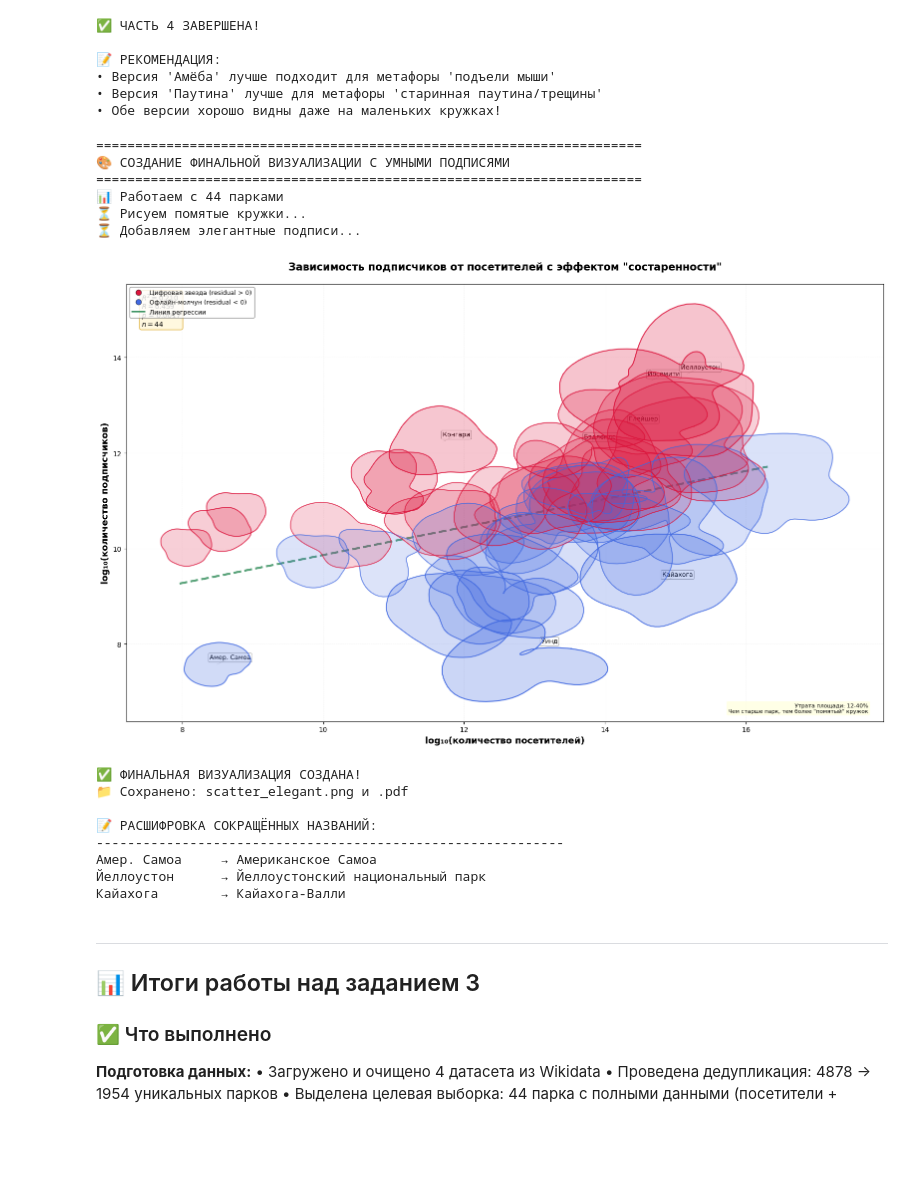
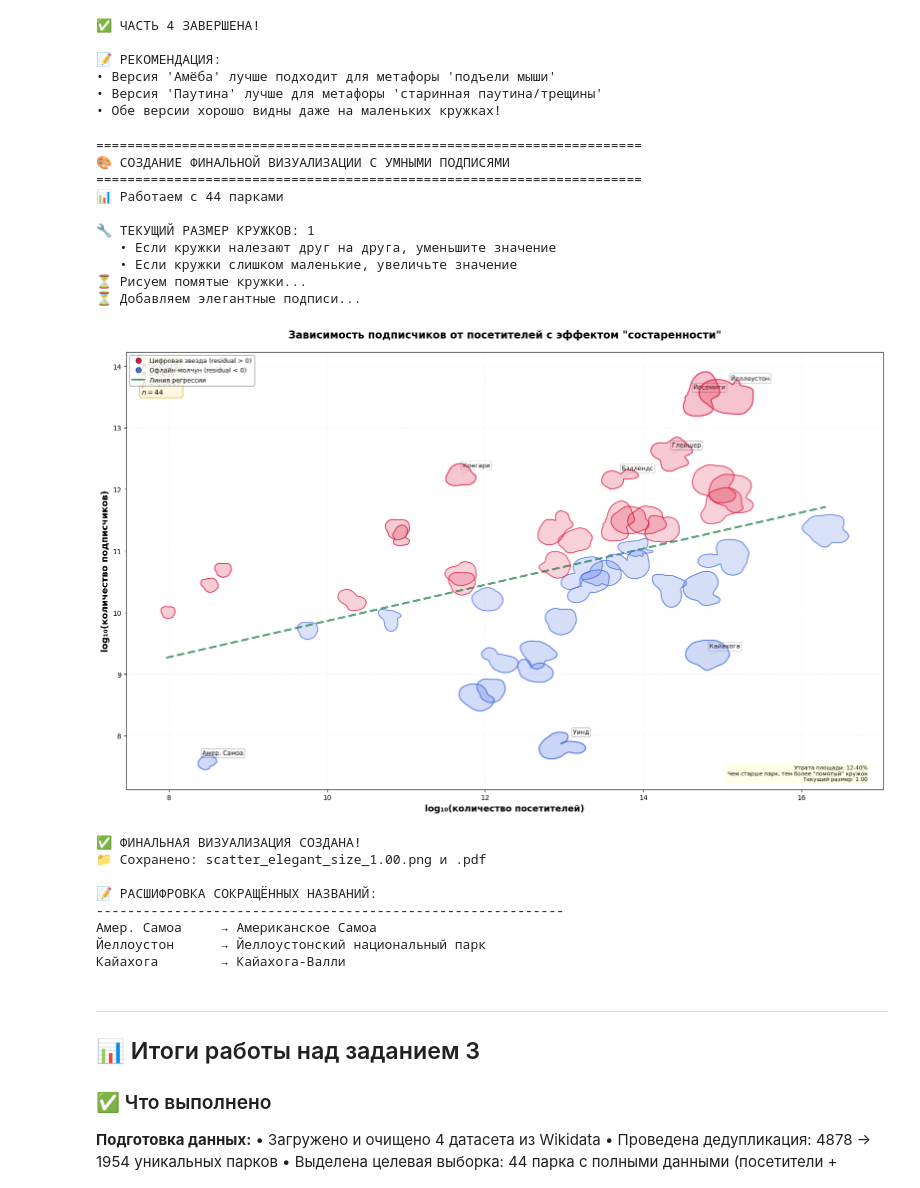
Before and after one commit to ksyushik31/python-ai-Puhlenko-Ksenia, a Jupyter notebook: notebooks/week3_visualization_crack.ipynb, the cells around one changed output. Cells and saved outputs as stored; diff of their text form; code cells hidden in the pictures; blank space fills up the shorter version.

```diff
--- a/notebooks/week3_visualization_crack.ipynb
+++ b/notebooks/week3_visualization_crack.ipynb
@@ -936,8 +936,19 @@ norm = Normalize(vmin=-vmax, vmax=vmax)
 # Создаём фигуру
 fig, ax = plt.subplots(figsize=(16, 10))
 
-# Нормализация размера маркеров
-size_min, size_max = 0.4, 1.2
+# ═══════════════════════════════════════════════════════════════
+# 🔧 ПАРАМЕТР РАЗМЕРА КРУЖКОВ - МОЖНО МЕНЯТЬ ВРУЧНУЮ
+# ═══════════════════════════════════════════════════════════════
+# Чем меньше значение, тем меньше кружки
+# Оптимальные значения: 0.2 - 0.4
+CIRCLE_SIZE_FACTOR = 1  # <--- ИЗМЕНЯЙТЕ ЭТО ЗНАЧЕНИЕ
+
+print(f"\n🔧 ТЕКУЩИЙ РАЗМЕР КРУЖКОВ: {CIRCLE_SIZE_FACTOR}")
+print("   • Если кружки налезают друг на друга, уменьшите значение")
+print("   • Если кружки слишком маленькие, увеличьте значение")
+
+# Нормализация размера маркеров с учётом фактора
+size_min, size_max = 0.1 * CIRCLE_SIZE_FACTOR, 0.3 * CIRCLE_SIZE_FACTOR
 radii = size_min + (size_max - size_min) * (x - x.min()) / (x.max() - x.min())
 
 # ═══════════════════════════════════════════════════════════════
@@ -1096,7 +1107,7 @@ props = dict(boxstyle='round', facecolor='#FFF8DC', edgecolor='#DAA520', alpha=0
 ax.text(0.02, 0.98, stats_text, transform=ax.transAxes, fontsize=10,
         verticalalignment='top', bbox=props)
 
-# ЕДИНСТВЕННАЯ ЛЕГЕНДА (исправлено - две больше нет!)
+# ЕДИНСТВЕННАЯ ЛЕГЕНДА
 from matplotlib.lines import Line2D
 legend_elements = [
     Line2D([0], [0], marker='o', color='w', label='Цифровая звезда (residual > 0)',
@@ -1111,42 +1122,47 @@ ax.legend(handles=legend_elements, loc='upper left', fontsize=9, frameon=True,
 # Пояснение про эффект старения (маленьким текстом в углу)
 ax.text(0.98, 0.02,
         f'Утрата площади: {df_regression["area_loss"].min()*100:.0f}-{df_regression["area_loss"].max()*100:.0f}%\n'
-        f'Чем старше парк, тем более "помятый" кружок',
+        f'Чем старше парк, тем более "помятый" кружок\n'
+        f'Текущий размер: {CIRCLE_SIZE_FACTOR:.2f}',
         transform=ax.transAxes, fontsize=8, ha='right',
         bbox=dict(boxstyle='round', facecolor='lightyellow', alpha=0.8, edgecolor='none'))
 
 plt.tight_layout()
 
-# Сохраняем
-plt.savefig('scatter_elegant.png', dpi=300, bbox_inches='tight')
-plt.savefig('scatter_elegant.pdf', bbox_inches='tight')
+# Сохраняем с указанием размера в имени файла
+plt.savefig(f'scatter_elegant_size_{CIRCLE_SIZE_FACTOR:.2f}.png', dpi=300, bbox_inches='tight')
+plt.savefig(f'scatter_elegant_size_{CIRCLE_SIZE_FACTOR:.2f}.pdf', bbox_inches='tight')
 plt.show()
 
 print("\n✅ ФИНАЛЬНАЯ ВИЗУАЛИЗАЦИЯ СОЗДАНА!")
-print("📁 Сохранено: scatter_elegant.png и .pdf")
+print(f"📁 Сохранено: scatter_elegant_size_{CIRCLE_SIZE_FACTOR:.2f}.png и .pdf")
 
 # ═══════════════════════════════════════════════════════════════
 # РАСШИФРОВКА СОКРАЩЕНИЙ
 # ═══════════════════════════════════════════════════════════════
 
 if abbreviations:
     print("\n📝 РАСШИФРОВКА СОКРАЩЁННЫХ НАЗВАНИЙ:")
     print("-" * 60)
     # Сортируем по алфавиту для красоты
     for short, full in sorted(abbreviations.items()):
         print(f"{short:15} → {full}")
 else:
     print("\n✅ Подписи не потребовали сокращений")
 # %% [output]
 ======================================================================
 🎨 СОЗДАНИЕ ФИНАЛЬНОЙ ВИЗУАЛИЗАЦИИ С УМНЫМИ ПОДПИСЯМИ
 ======================================================================
 📊 Работаем с 44 парками
+
+🔧 ТЕКУЩИЙ РАЗМЕР КРУЖКОВ: 1
+   • Если кружки налезают друг на друга, уменьшите значение
+   • Если кружки слишком маленькие, увеличьте значение
 ⏳ Рисуем помятые кружки...
 ⏳ Добавляем элегантные подписи...
-[figure, old version]
+[figure, new version]
 ✅ ФИНАЛЬНАЯ ВИЗУАЛИЗАЦИЯ СОЗДАНА!
-📁 Сохранено: scatter_elegant.png и .pdf
+📁 Сохранено: scatter_elegant_size_1.00.png и .pdf
 
 📝 РАСШИФРОВКА СОКРАЩЁННЫХ НАЗВАНИЙ:
 ------------------------------------------------------------
```
